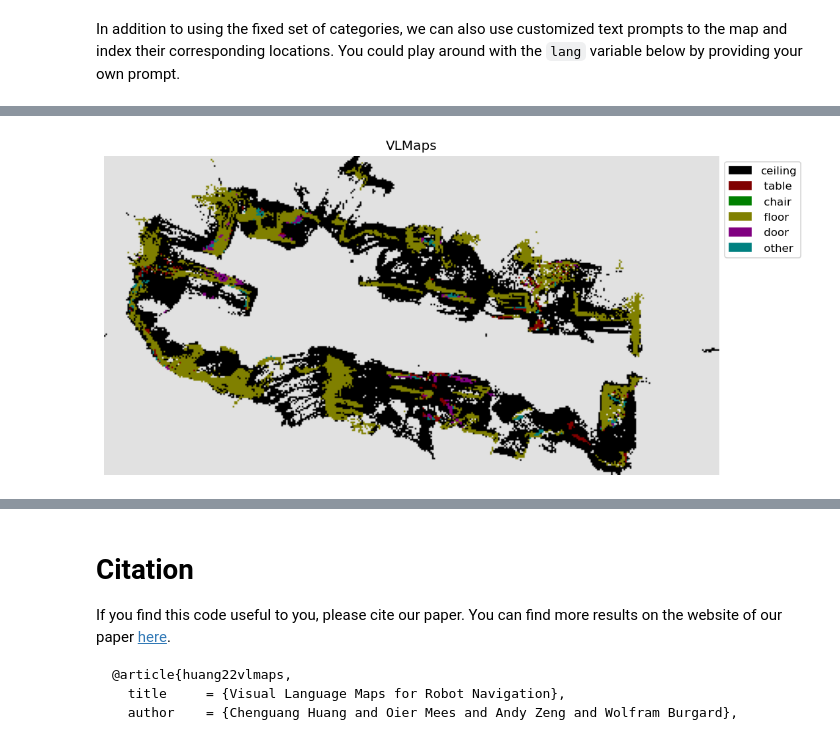
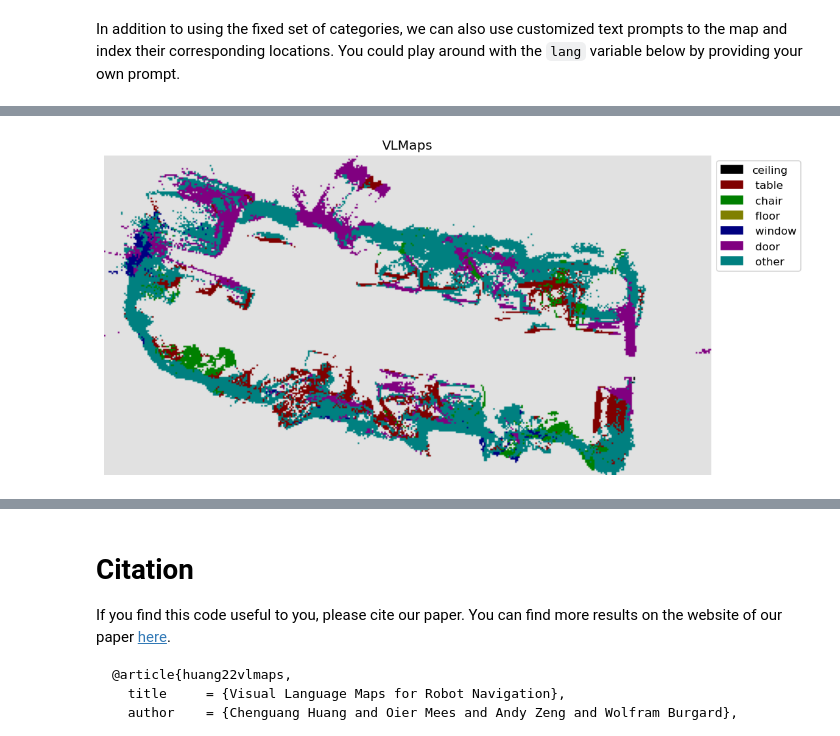
Before and after one commit to laksh-nanwani/vlmaps-lab, a Jupyter notebook: lab_trial_vlmaps.ipynb, the cells around one changed output, grey strips where cells are left out. Cells and saved outputs as stored; diff of their text form; code cells hidden in the pictures.

```diff
--- a/lab_trial_vlmaps.ipynb
+++ b/lab_trial_vlmaps.ipynb
@@ -677,28 +769,29 @@ plt.show()
 # %%
 # @markdown Input the prompt as a string of object names separated by ","
 lang = "ceiling, table, chair, floor, window, door, other" # @param {type: "string"}
 lang = lang.split(",")
 text_feats = get_text_feats(lang, clip_model, clip_feat_dim)
 
 map_feats = grid.reshape((-1, grid.shape[-1]))
 scores_list = map_feats @ text_feats.T
 
 predicts = np.argmax(scores_list, axis=1)
 predicts = predicts.reshape((xmax - xmin + 1, ymax - ymin + 1))
-floor_mask = predicts == 2
+floor_mask = predicts == 3
 
 new_pallete = get_new_pallete(len(lang))
 mask, patches = get_new_mask_pallete(predicts, new_pallete, out_label_flag=True, labels=lang)
 seg = mask.convert("RGBA")
 seg = np.array(seg)
 seg[no_map_mask] = [225, 225, 225, 255]
 seg[floor_mask] = [225, 225, 225, 255]
 seg = Image.fromarray(seg)
 plt.figure(figsize=(10, 6), dpi=120)
 plt.legend(handles=patches, loc='upper left', bbox_to_anchor=(1., 1), prop={'size': 10})
 plt.axis('off')
 plt.title("VLMaps")
 plt.imshow(seg)
+plt.savefig(os.path.join(map_save_dir, "indexing3.png"))
 plt.show()
 # %% [output]
-[figure, old version]
+[figure, new version]
```
Also changed, not shown: parts of 12 cells of this notebook, 3 other files.
